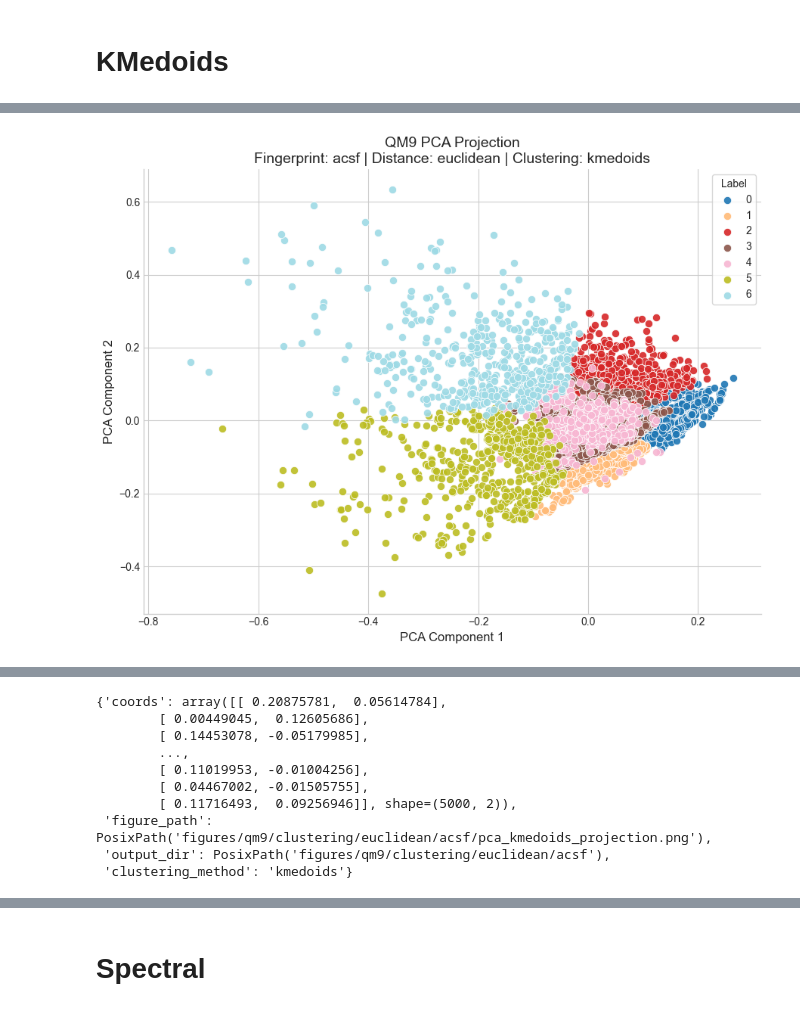
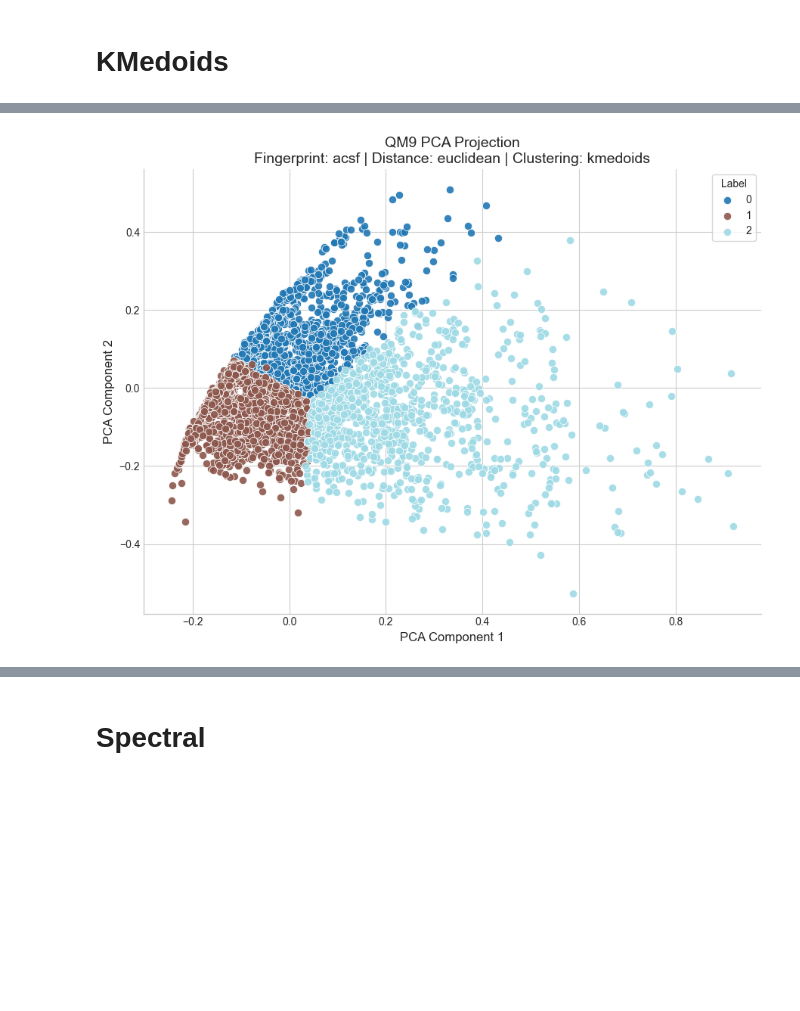
Before and after one commit to karlfindhansen/Non-Euclidean-Distances-in-Molecular-Representation, a Jupyter notebook: notebooks/QM9/clustering/euclidean/descriptors/acsf.ipynb, the cells around one changed output, grey strips where cells are left out. Saved outputs shown, nothing was run; the diff lists cells and outputs as text; code cells hidden in the pictures; blank space fills up the shorter version.

```diff
--- a/notebooks/QM9/clustering/euclidean/descriptors/acsf.ipynb
+++ b/notebooks/QM9/clustering/euclidean/descriptors/acsf.ipynb
@@ -29,7 +29,6 @@ X=np.array(df["acsf_embedding"].to_list())
 dist_matrix = qm9.get_distance_matrix(
     descriptor="acsf",
     dist_type="euclidean",
-    force_calculate=True,
     pca_components=4,
 )
 # %% [output]
@@ -119,7 +115,7 @@ shape: (5, 71)
 # %% [markdown]
 # KMedoids
 # %%
-model_km = KMedoids(n_clusters=6, metric="precomputed")
+model_km = KMedoids(n_clusters=3, metric="precomputed")
 labels_km = model_km.fit_predict(dist_matrix)
 df = df.with_columns(labels_km=labels_km)
 print(np.unique(labels_km, return_counts=True))
@@ -137,13 +133,13 @@ create_chemiscope_viewer(df, X, labels_km, 'PCA')
 [interactive output not drawn]
 # %%
-plot_distance_matrix_projection(
+_=plot_distance_matrix_projection(
     dist_matrix=X,
     fingerprint="acsf",
     distance_metric="euclidean",
     projection_method='PCA',
     dataset_name="qm9",
     labels=labels_km,
     clustering_method="kmedoids"
 )
 # %% [output]
-[figure, old version]
+[figure, new version]
@@ -151,13 +147,3 @@ plot_distance_matrix_projection(
-{'coords': array([[ 0.20875781,  0.05614784],
-        [ 0.00449045,  0.12605686],
-        [ 0.14453078, -0.05179985],
-        ...,
-        [ 0.11019953, -0.01004256],
-        [ 0.04467002, -0.01505755],
-        [ 0.11716493,  0.09256946]], shape=(5000, 2)),
- 'figure_path': PosixPath('figures/qm9/clustering/euclidean/acsf/pca_kmedoids_projection.png'),
- 'output_dir': PosixPath('figures/qm9/clustering/euclidean/acsf'),
- 'clustering_method': 'kmedoids'}
 # %%
 average_numeric_by_cluster(df, "labels_km")
 # %% [output]
```
Also changed, not shown: parts of 41 cells of this notebook, 11 other files.
